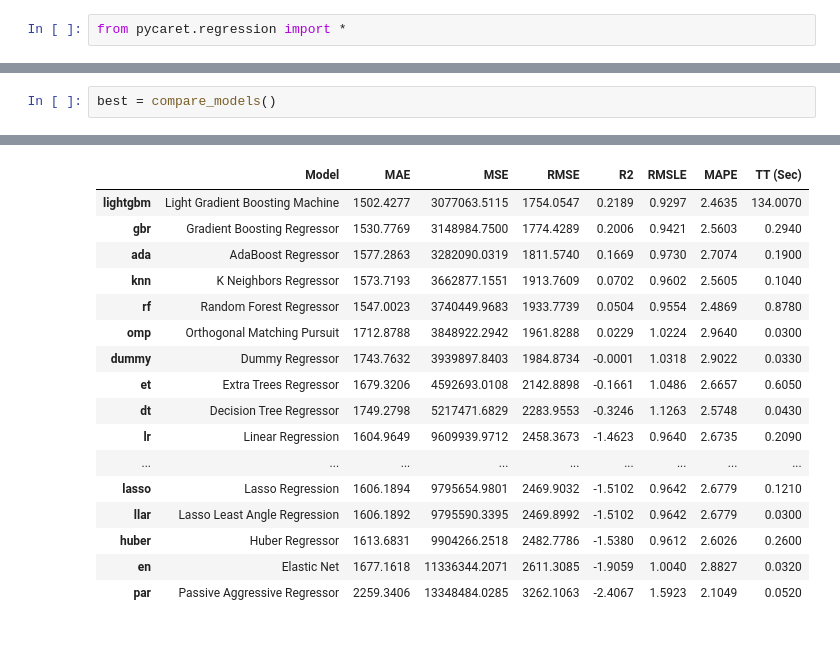
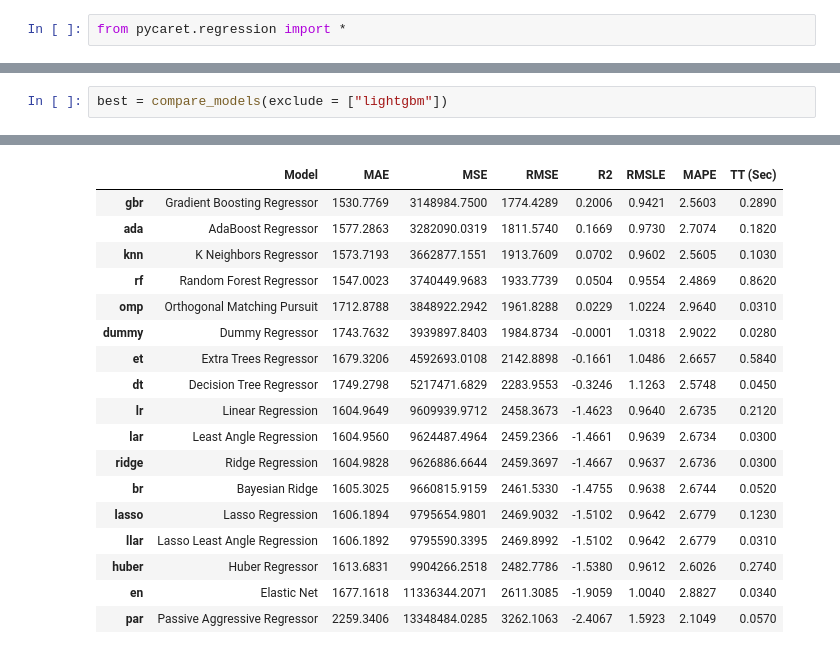
Before and after one commit to acnaweb/mlops-bootcamp, a Jupyter notebook: notebooks/AutoML.ipynb, the cells around one changed output, grey strips where cells are left out. Saved outputs shown, nothing was run; the diff lists cells and outputs as text.

```diff
--- a/notebooks/AutoML.ipynb
+++ b/notebooks/AutoML.ipynb
@@ -35,24 +35,25 @@ dataset = setup(data = data1, target = "traffic_volume", session_id = 438)
 # %%
-best = compare_models()
+best = compare_models(exclude = ["lightgbm"])
 # %% [output]
 [interactive output not drawn]
 |  | Model | MAE | MSE | RMSE | R2 | RMSLE | MAPE | TT (Sec) |
-| lightgbm | Light Gradient Boosting Machine | 1502.4277 | 3077063.5115 | 1754.0547 | 0.2189 | 0.9297 | 2.4635 | 134.0070 |
-| gbr | Gradient Boosting Regressor | 1530.7769 | 3148984.7500 | 1774.4289 | 0.2006 | 0.9421 | 2.5603 | 0.2940 |
-| ada | AdaBoost Regressor | 1577.2863 | 3282090.0319 | 1811.5740 | 0.1669 | 0.9730 | 2.7074 | 0.1900 |
-| knn | K Neighbors Regressor | 1573.7193 | 3662877.1551 | 1913.7609 | 0.0702 | 0.9602 | 2.5605 | 0.1040 |
-| rf | Random Forest Regressor | 1547.0023 | 3740449.9683 | 1933.7739 | 0.0504 | 0.9554 | 2.4869 | 0.8780 |
-| omp | Orthogonal Matching Pursuit | 1712.8788 | 3848922.2942 | 1961.8288 | 0.0229 | 1.0224 | 2.9640 | 0.0300 |
-| dummy | Dummy Regressor | 1743.7632 | 3939897.8403 | 1984.8734 | -0.0001 | 1.0318 | 2.9022 | 0.0330 |
-| et | Extra Trees Regressor | 1679.3206 | 4592693.0108 | 2142.8898 | -0.1661 | 1.0486 | 2.6657 | 0.6050 |
-| dt | Decision Tree Regressor | 1749.2798 | 5217471.6829 | 2283.9553 | -0.3246 | 1.1263 | 2.5748 | 0.0430 |
-| lr | Linear Regression | 1604.9649 | 9609939.9712 | 2458.3673 | -1.4623 | 0.9640 | 2.6735 | 0.2090 |
-| ... | ... | ... | ... | ... | ... | ... | ... | ... |
-| lasso | Lasso Regression | 1606.1894 | 9795654.9801 | 2469.9032 | -1.5102 | 0.9642 | 2.6779 | 0.1210 |
-| llar | Lasso Least Angle Regression | 1606.1892 | 9795590.3395 | 2469.8992 | -1.5102 | 0.9642 | 2.6779 | 0.0300 |
-| huber | Huber Regressor | 1613.6831 | 9904266.2518 | 2482.7786 | -1.5380 | 0.9612 | 2.6026 | 0.2600 |
-| en | Elastic Net | 1677.1618 | 11336344.2071 | 2611.3085 | -1.9059 | 1.0040 | 2.8827 | 0.0320 |
-| par | Passive Aggressive Regressor | 2259.3406 | 13348484.0285 | 3262.1063 | -2.4067 | 1.5923 | 2.1049 | 0.0520 |
+| gbr | Gradient Boosting Regressor | 1530.7769 | 3148984.7500 | 1774.4289 | 0.2006 | 0.9421 | 2.5603 | 0.2890 |
+| ada | AdaBoost Regressor | 1577.2863 | 3282090.0319 | 1811.5740 | 0.1669 | 0.9730 | 2.7074 | 0.1820 |
+| knn | K Neighbors Regressor | 1573.7193 | 3662877.1551 | 1913.7609 | 0.0702 | 0.9602 | 2.5605 | 0.1030 |
+| rf | Random Forest Regressor | 1547.0023 | 3740449.9683 | 1933.7739 | 0.0504 | 0.9554 | 2.4869 | 0.8620 |
+| omp | Orthogonal Matching Pursuit | 1712.8788 | 3848922.2942 | 1961.8288 | 0.0229 | 1.0224 | 2.9640 | 0.0310 |
+| dummy | Dummy Regressor | 1743.7632 | 3939897.8403 | 1984.8734 | -0.0001 | 1.0318 | 2.9022 | 0.0280 |
+| et | Extra Trees Regressor | 1679.3206 | 4592693.0108 | 2142.8898 | -0.1661 | 1.0486 | 2.6657 | 0.5840 |
+| dt | Decision Tree Regressor | 1749.2798 | 5217471.6829 | 2283.9553 | -0.3246 | 1.1263 | 2.5748 | 0.0450 |
+| lr | Linear Regression | 1604.9649 | 9609939.9712 | 2458.3673 | -1.4623 | 0.9640 | 2.6735 | 0.2120 |
+| lar | Least Angle Regression | 1604.9560 | 9624487.4964 | 2459.2366 | -1.4661 | 0.9639 | 2.6734 | 0.0300 |
+| ridge | Ridge Regression | 1604.9828 | 9626886.6644 | 2459.3697 | -1.4667 | 0.9637 | 2.6736 | 0.0300 |
+| br | Bayesian Ridge | 1605.3025 | 9660815.9159 | 2461.5330 | -1.4755 | 0.9638 | 2.6744 | 0.0520 |
+| lasso | Lasso Regression | 1606.1894 | 9795654.9801 | 2469.9032 | -1.5102 | 0.9642 | 2.6779 | 0.1230 |
+| llar | Lasso Least Angle Regression | 1606.1892 | 9795590.3395 | 2469.8992 | -1.5102 | 0.9642 | 2.6779 | 0.0310 |
+| huber | Huber Regressor | 1613.6831 | 9904266.2518 | 2482.7786 | -1.5380 | 0.9612 | 2.6026 | 0.2740 |
+| en | Elastic Net | 1677.1618 | 11336344.2071 | 2611.3085 | -1.9059 | 1.0040 | 2.8827 | 0.0340 |
+| par | Passive Aggressive Regressor | 2259.3406 | 13348484.0285 | 3262.1063 | -2.4067 | 1.5923 | 2.1049 | 0.0570 |
 [interactive output not drawn]
 # %%
 tuned_best = tune_model(estimator = best)
```
Also changed, not shown: parts of 8 cells of this notebook, 2 other files.
